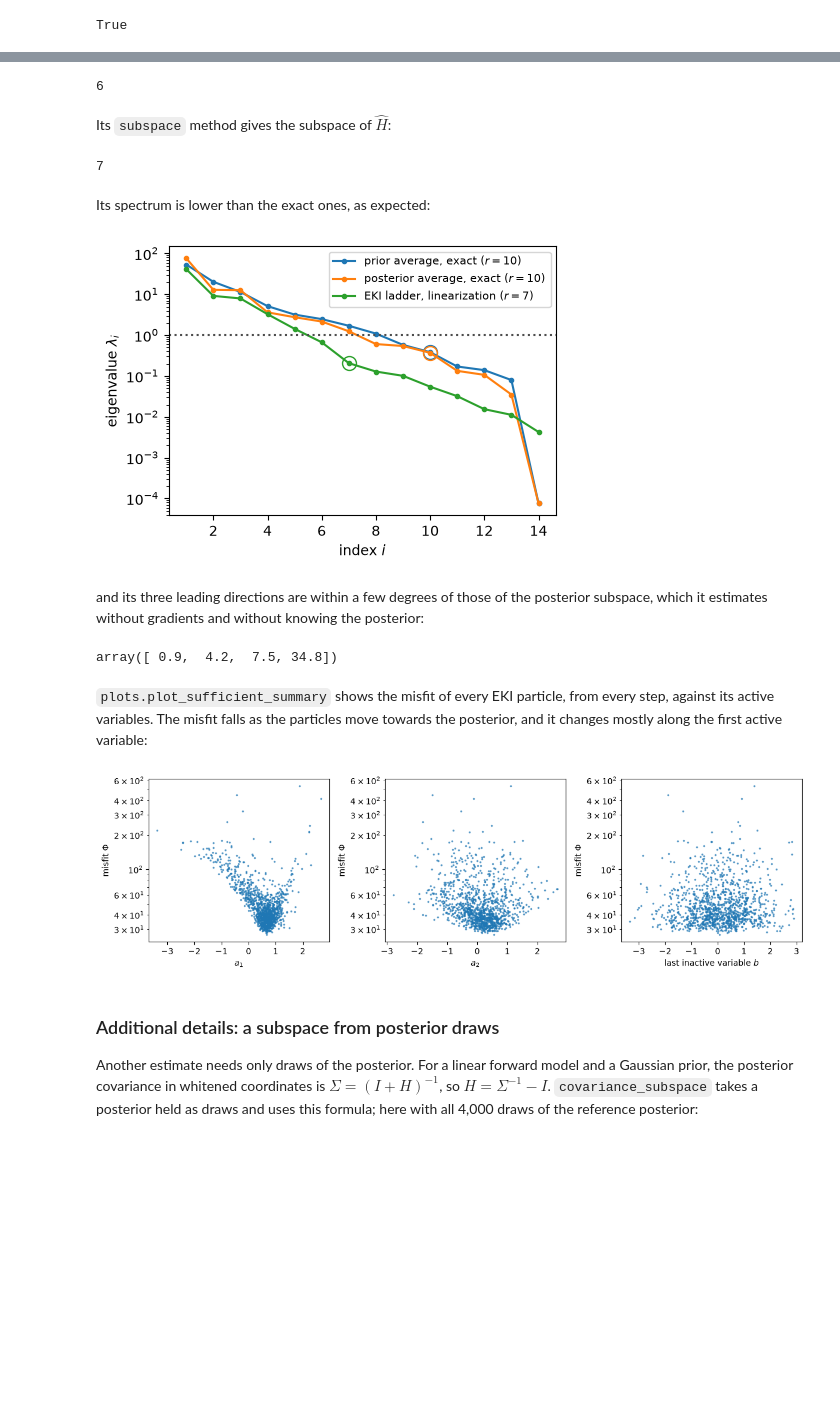
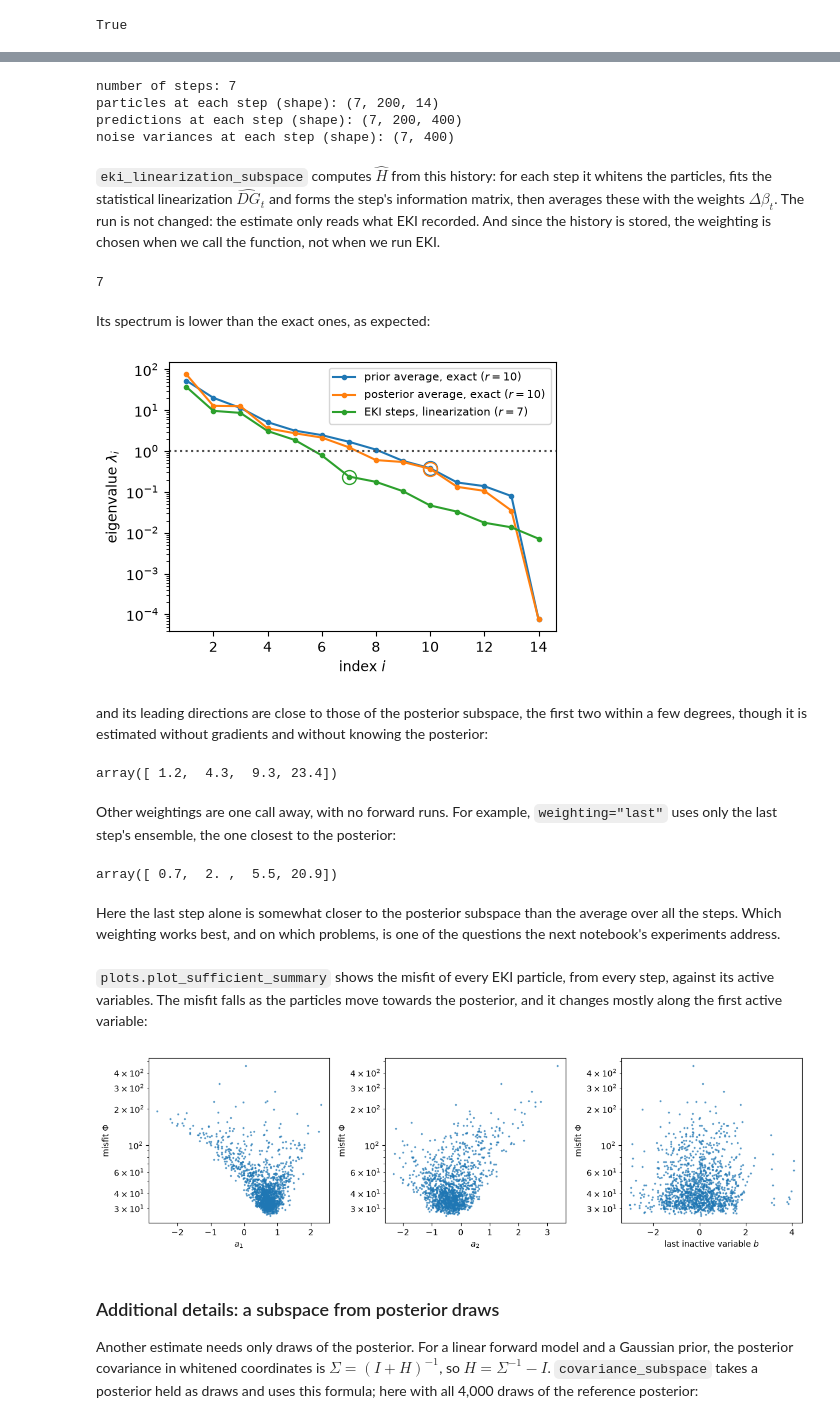
Before and after one commit to arob5/lsm-active-subspace, a Jupyter notebook: notebooks/parameter_inference_tools.ipynb, the cells around one changed output, grey strips where cells are left out. Cells and saved outputs as stored; diff of their text form; code cells hidden in the pictures; blank space fills up the shorter version.

```diff
--- a/notebooks/parameter_inference_tools.ipynb
+++ b/notebooks/parameter_inference_tools.ipynb
@@ -688,42 +693,61 @@ it carries out steps 1 to 3 above:
 # %%
-ladder = LadderLinearization(toy)
-eki_posterior = toy.condition(
-    method="enskit_eki", method_options={"n_particles": 200, "callbacks": [ladder]}
-)
-len(ladder.steps)
+history = eki_history(eki_posterior)
+print("number of steps:", history["beta"].size)
+print("particles at each step (shape):", history["theta"].shape)
+print("predictions at each step (shape):", history["predictions"].shape)
+print("noise variances at each step (shape):", history["noise_variance"].shape)
 # %% [output]
-6
+number of steps: 7
+particles at each step (shape): (7, 200, 14)
+predictions at each step (shape): (7, 200, 400)
+noise variances at each step (shape): (7, 400)
-# %% [markdown]
-Its `subspace` method gives the subspace of $\hat H$:
-# %%
-ladder_subspace = ladder.subspace()
-ladder_subspace.rank
-# %% [output]
-7
+# %% [markdown]
+`eki_linearization_subspace` computes $\widehat H$ from this history: for each step it whitens
+the particles, fits the statistical linearization $\widehat{DG}_t$ and forms the step's
+information matrix, then averages these with the weights $\Delta\beta_t$. The run is not changed:
+the estimate only reads what EKI recorded. And since the history is stored, the weighting is
+chosen when we call the function, not when we run EKI.
+# %%
+eki_subspace = eki_linearization_subspace(toy, eki_posterior)
+eki_subspace.rank
+# %% [output]
+7
 # %% [markdown]
 Its spectrum is lower than the exact ones, as expected:
 # %%
 plots.plot_spectra(
-    [prior_subspace, posterior_subspace, ladder_subspace],
-    labels=["prior average, exact", "posterior average, exact", "EKI ladder, linearization"],
+    [prior_subspace, posterior_subspace, eki_subspace],
+    labels=["prior average, exact", "posterior average, exact", "EKI steps, linearization"],
 );
 # %% [output]
-[figure, old version]
+[figure, new version]
 # %% [markdown]
-and its three leading directions are within a few degrees of those of the posterior
-subspace, which it estimates without gradients and without knowing the posterior:
+and its leading directions are close to those of the posterior subspace, the first two within a
+few degrees, though it is estimated without gradients and without knowing the posterior:
 # %%
-ladder_subspace.with_rank(4).principal_angles(posterior_subspace.with_rank(4)).round(1)
+eki_subspace.with_rank(4).principal_angles(posterior_subspace.with_rank(4)).round(1)
 # %% [output]
-array([ 0.9,  4.2,  7.5, 34.8])
+array([ 1.2,  4.3,  9.3, 23.4])
+# %% [markdown]
+Other weightings are one call away, with no forward runs. For example, `weighting="last"`
+uses only the last step's ensemble, the one closest to the posterior:
+# %%
+last_step_subspace = eki_linearization_subspace(toy, eki_posterior, weighting="last")
+last_step_subspace.with_rank(4).principal_angles(posterior_subspace.with_rank(4)).round(1)
+# %% [output]
+array([ 0.7,  2. ,  5.5, 20.9])
+# %% [markdown]
+Here the last step alone is somewhat closer to the posterior subspace than the average over all
+the steps. Which weighting works best, and on which problems, is one of the questions the next
+notebook's experiments address.
 # %% [markdown]
 `plots.plot_sufficient_summary` shows the misfit of every EKI particle, from every step,
 against its active variables. The misfit falls as the particles move towards the posterior, and it
 changes mostly along the first active variable:
 # %%
-plots.plot_sufficient_summary(toy, eki_posterior.annotations["arviz/eki_history"], ladder_subspace);
+plots.plot_sufficient_summary(toy, eki_posterior, eki_subspace);
 # %% [output]
-[figure, old version]
+[figure, new version]
 # %% [markdown]
 ### Additional details: a subspace from posterior draws
 
```
Also changed, not shown: parts of 15 cells of this notebook, 1 other file.
